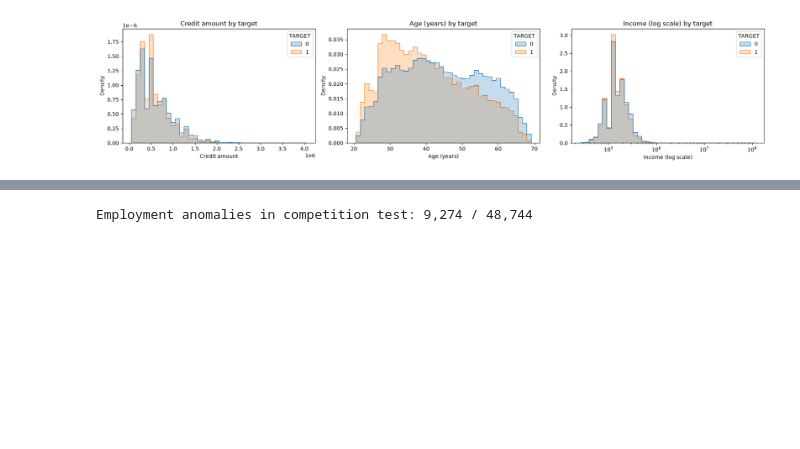
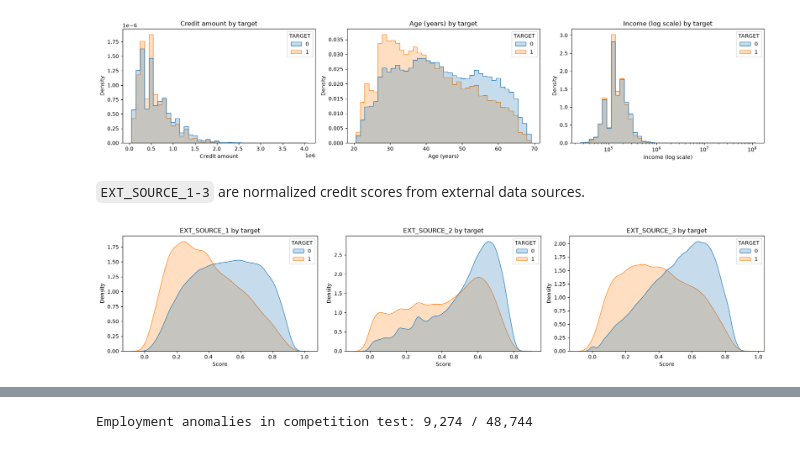
Before and after one commit to ivanlukianets/Deep-Learning-Assignment-1, a Jupyter notebook: ml.ipynb, the cells around one changed output, grey strips where cells are left out. Saved outputs shown, nothing was run; the diff lists cells and outputs as text; code cells hidden in the pictures; blank space fills up the shorter version.

```diff
--- a/ml.ipynb
+++ b/ml.ipynb
@@ -80,3 +87,16 @@ plt.tight_layout()
 plt.show()
 # %% [output]
 [figure]
+# %% [markdown]
+`EXT_SOURCE_1-3` are normalized credit scores from external data sources.
+# %%
+fig, axes = plt.subplots(1, 3, figsize=(18, 4))
+for ax, column in zip(axes, ['EXT_SOURCE_1', 'EXT_SOURCE_2', 'EXT_SOURCE_3']):
+    sns.kdeplot(data=df_train, x=column, hue='TARGET', common_norm=False, fill=True, ax=ax)
+    ax.set_title(f'{column} by target')
+    ax.set_xlabel('Score')
+    ax.set_ylabel('Density')
+plt.tight_layout()
+plt.show()
+# %% [output]
+[figure, added]
```
Also changed, not shown: parts of 34 cells of this notebook.
